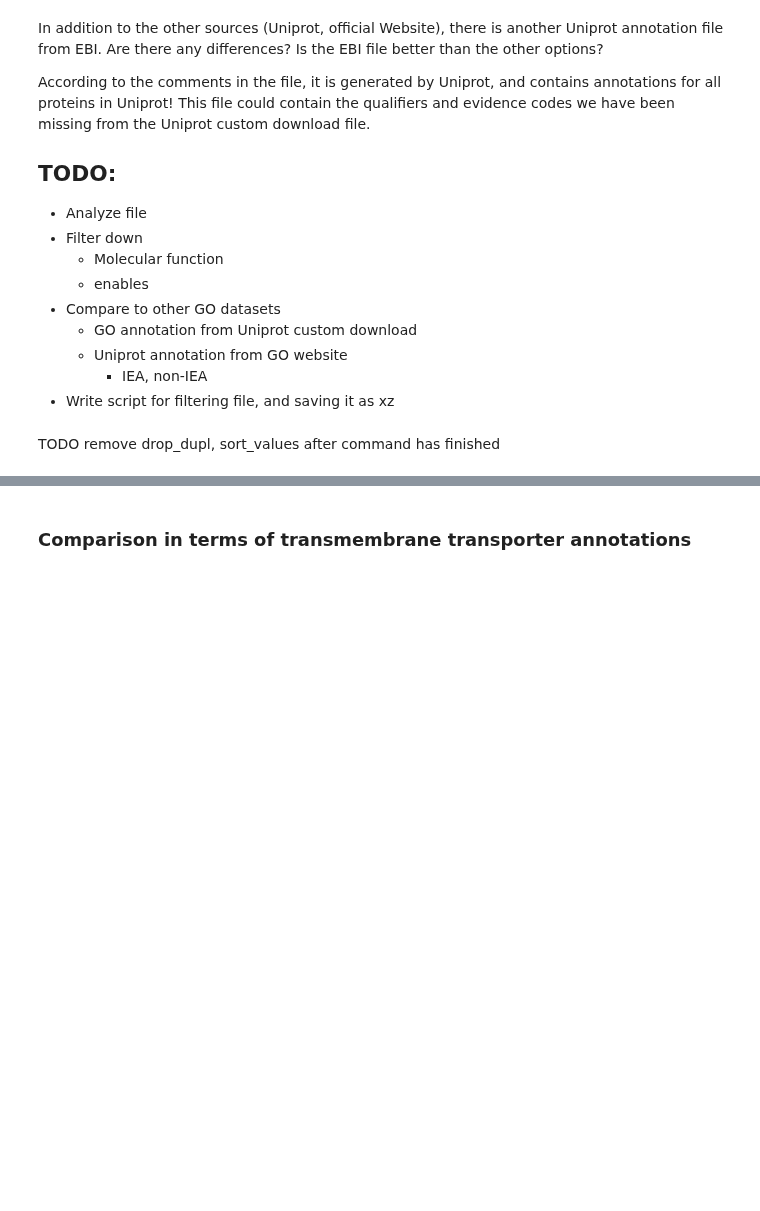
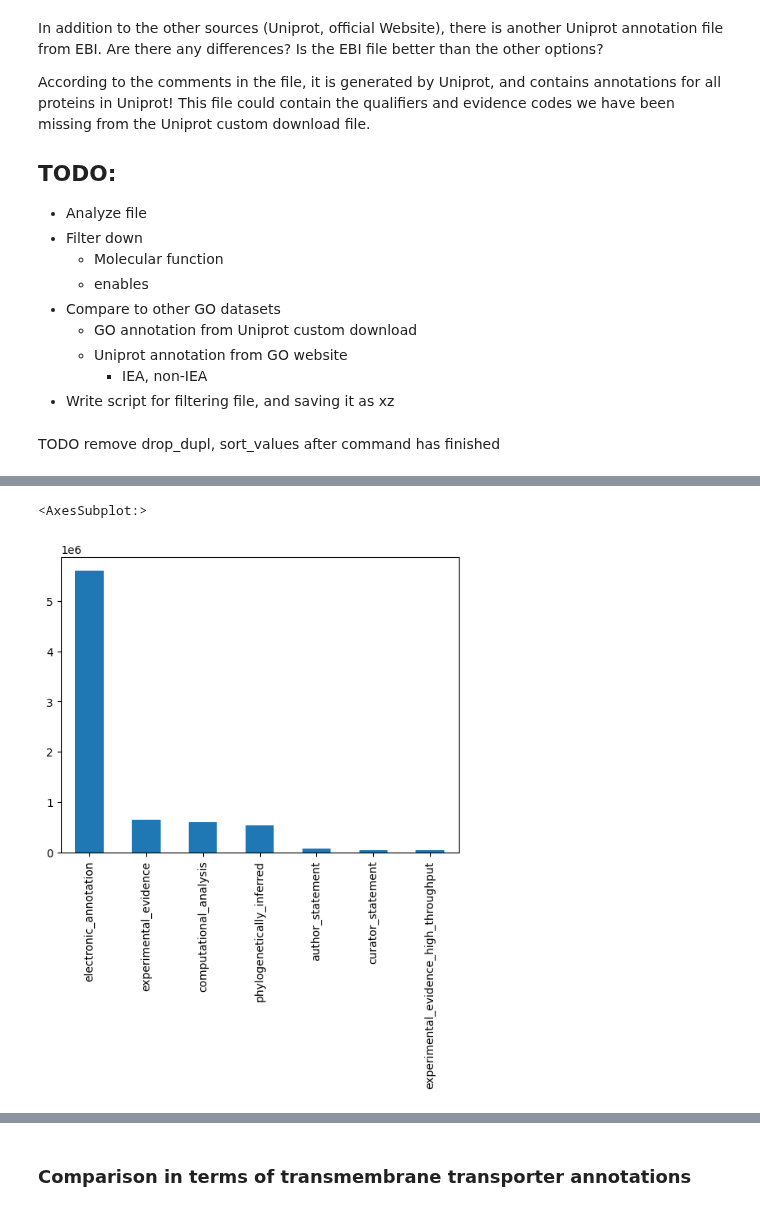
Before and after one commit to adenger/subpred4, a Jupyter notebook: notebooks/ebi_go_test.ipynb, the cells around one changed output, grey strips where cells are left out. Drawn from its saved outputs; the diff is of its cells as text; code cells hidden in the pictures; blank space fills up the shorter version.

```diff
--- a/notebooks/ebi_go_test.ipynb
+++ b/notebooks/ebi_go_test.ipynb
@@ -49,0 +94,5 @@ reading /home/ad/ebi_goa/goa_uniprot_all_iea.tsv.xz.1675783942.2537284.pkl
+# %%
+df_go_ebi_filtered.evidence_code.map(EVIDENCE_CODE_TO_DESCRIPTION).value_counts(dropna=False).plot.bar()
+# %% [output]
+<AxesSubplot:>
+[figure, added]
```
Also changed, not shown: parts of 23 cells of this notebook.
